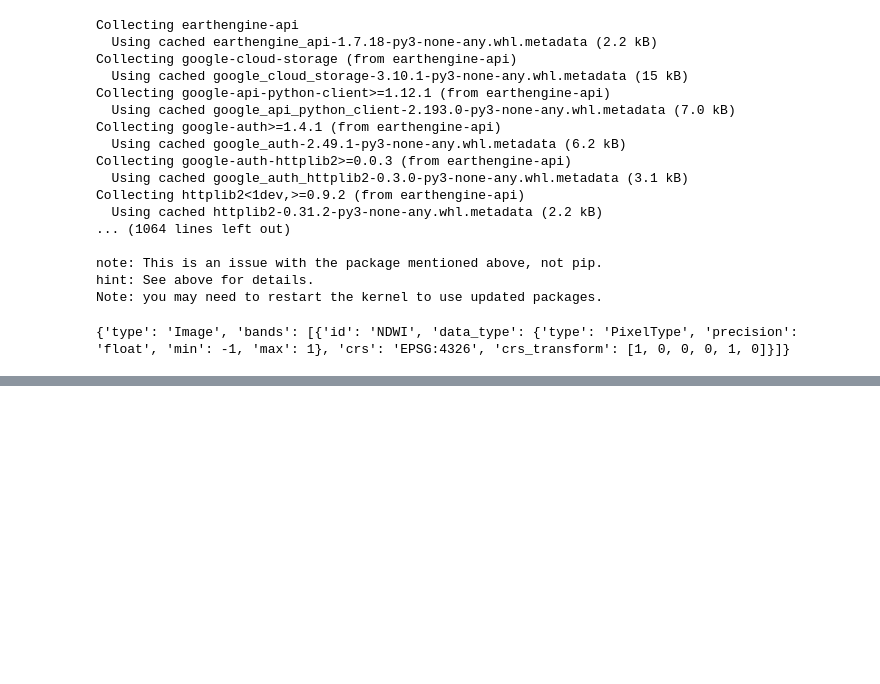
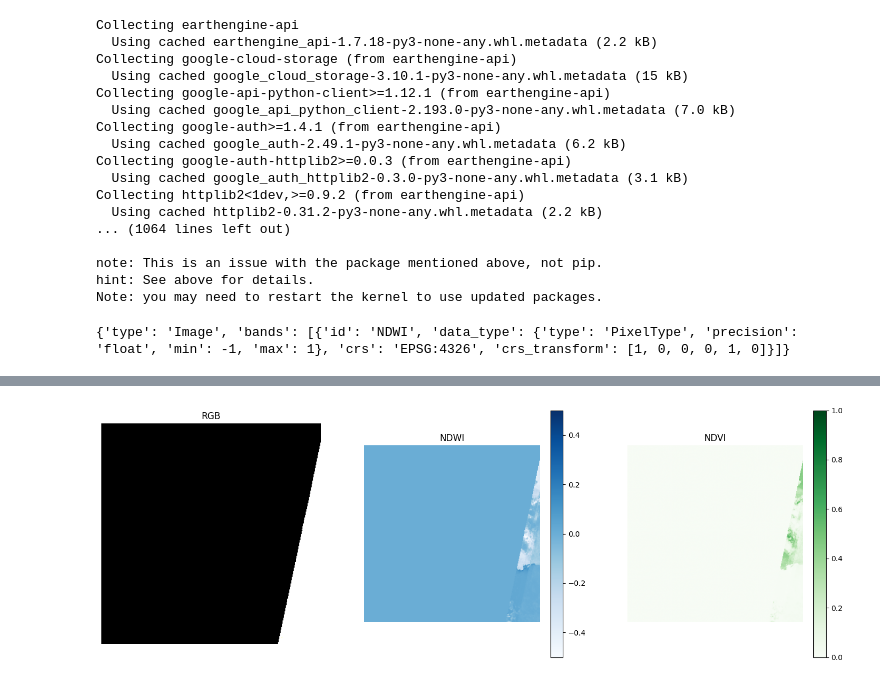
Before and after one commit to eugeniomorocho/ComputerVision, a Jupyter notebook: satelliteImages.ipynb, the cells around one changed output, grey strips where cells are left out. Cells and saved outputs as stored; diff of their text form; code cells hidden in the pictures; blank space fills up the shorter version.

```diff
--- a/satelliteImages.ipynb
+++ b/satelliteImages.ipynb
@@ -52,0 +96,52 @@ print(mean_ndwi.getInfo())
+# %%
+import ee
+import geemap
+import matplotlib.pyplot as plt
+
+ee.Initialize(project='myproject-491120')
+
+roi = ee.Geometry.Point([-90.5, -0.7]).buffer(20000)
+
+# 👇 MENOS DATOS
+collection = (ee.ImageCollection('LANDSAT/LC08/C02/T1_L2')
+              .filterBounds(roi)
+              .filterDate('2022-01-01', '2023-12-31')
+              .limit(20))
+
+# 👇 MÁS LIVIANO
+image = collection.mean()
+
+# Índices
+ndwi = image.normalizedDifference(['SR_B3', 'SR_B5']).rename('NDWI')
+ndvi = image.normalizedDifference(['SR_B5', 'SR_B4']).rename('NDVI')
+rgb = image.select(['SR_B4', 'SR_B3', 'SR_B2'])
+
+# 👇 BAJA RESOLUCIÓN
+scale = 120
+
+rgb_np = geemap.ee_to_numpy(rgb, region=roi, scale=scale)
+ndwi_np = geemap.ee_to_numpy(ndwi, region=roi, scale=scale)
+ndvi_np = geemap.ee_to_numpy(ndvi, region=roi, scale=scale)
+
+rgb_np = (rgb_np / 3000.0).clip(0, 1)
+
+# Plot
+fig, axes = plt.subplots(1, 3, figsize=(18, 6))
+
+axes[0].imshow(rgb_np)
+axes[0].set_title("RGB")
+axes[0].axis('off')
+
+im1 = axes[1].imshow(ndwi_np, cmap='Blues', vmin=-0.5, vmax=0.5)
+axes[1].set_title("NDWI")
+axes[1].axis('off')
+fig.colorbar(im1, ax=axes[1])
+
+im2 = axes[2].imshow(ndvi_np, cmap='Greens', vmin=0, vmax=1)
+axes[2].set_title("NDVI")
+axes[2].axis('off')
+fig.colorbar(im2, ax=axes[2])
+
+plt.show()
+# %% [output]
+[figure, added]
```
Also changed, not shown: parts of 8 cells of this notebook, 2 other files.
